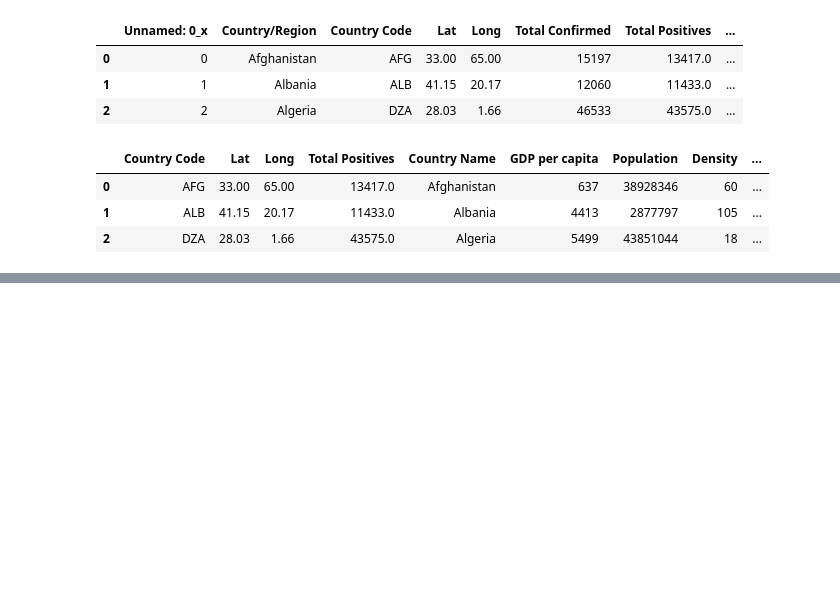
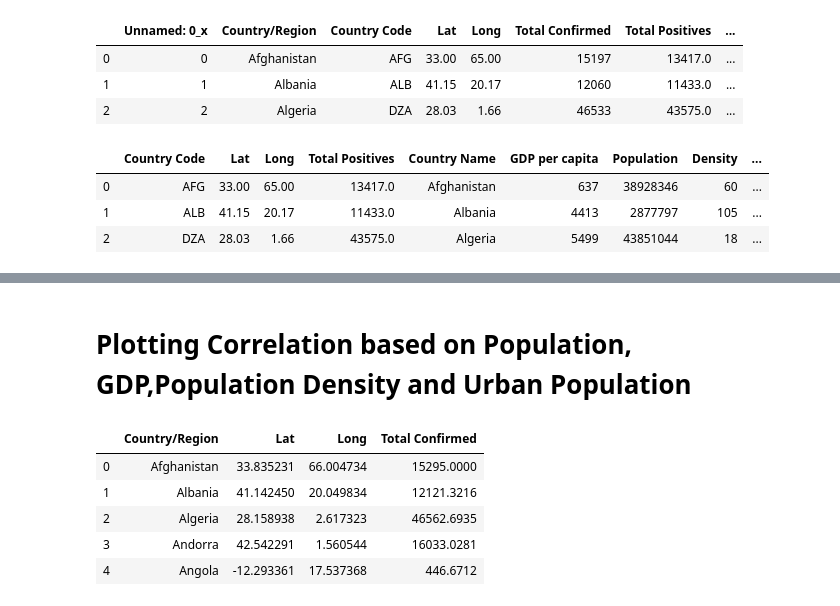
Before and after one commit to dtangster/cmpe256, a Jupyter notebook: hidden_dragon.ipynb, the cells around one changed output, grey strips where cells are left out. Cells and saved outputs as stored; diff of their text form; code cells hidden in the pictures; blank space fills up the shorter version.

```diff
--- a/hidden_dragon.ipynb
+++ b/hidden_dragon.ipynb
@@ -744,0 +745,11 @@ ax.scatter(cluster_centers[2,0],cluster_centers[2,1],cluster_centers[2,2], s=100
+# %% [markdown]
+# Plotting Correlation based on Population, GDP,Population Density and Urban Population
+# %%
+total_confirmed_df.head()
+# %% [output]
+|  | Country/Region | Lat | Long | Total Confirmed |
+| 0 | Afghanistan | 33.835231 | 66.004734 | 15295.0000 |
+| 1 | Albania | 41.142450 | 20.049834 | 12121.3216 |
+| 2 | Algeria | 28.158938 | 2.617323 | 46562.6935 |
+| 3 | Andorra | 42.542291 | 1.560544 | 16033.0281 |
+| 4 | Angola | -12.293361 | 17.537368 | 446.6712 |
```
Also changed, not shown: parts of 19 cells of this notebook.
